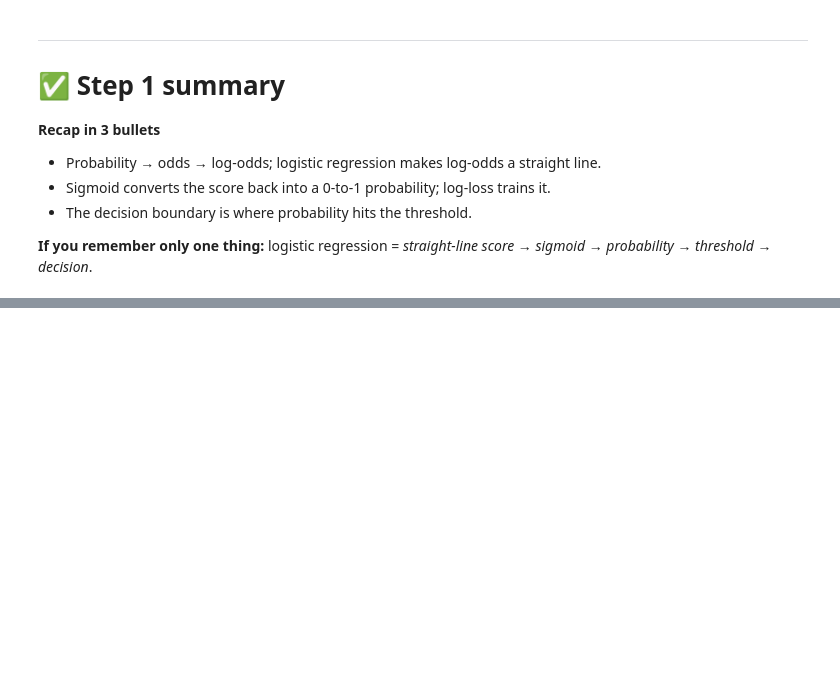
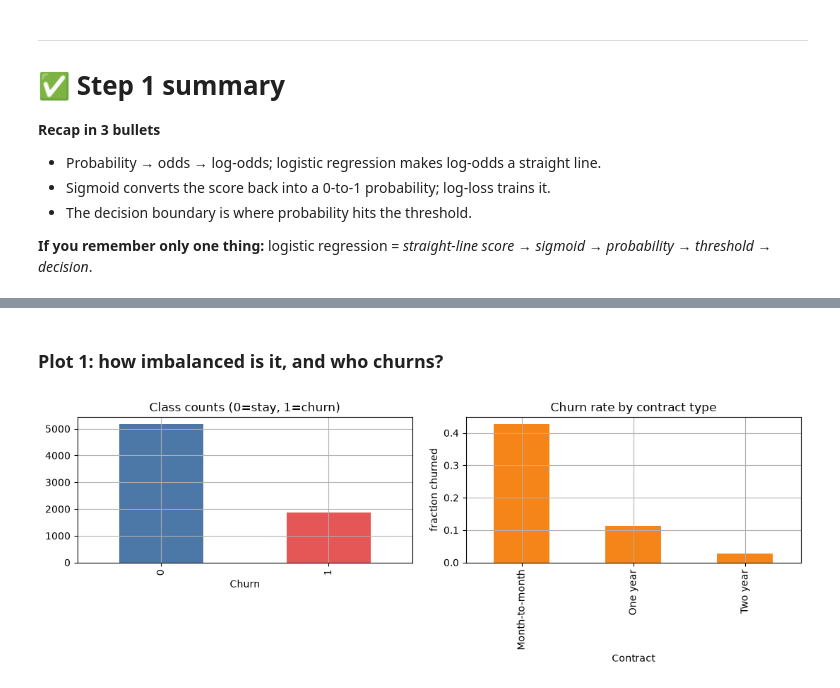
Before and after one commit to Arnav-Shrivastava/logistic-regression-zero-to-one, a Jupyter notebook: logistic_regression_zero_to_one.ipynb, the cells around one changed output, grey strips where cells are left out. Saved outputs shown, nothing was run; the diff lists cells and outputs as text; code cells hidden in the pictures; blank space fills up the shorter version.

```diff
--- a/logistic_regression_zero_to_one.ipynb
+++ b/logistic_regression_zero_to_one.ipynb
@@ -468,0 +490,15 @@ Set z = 0: 2 − x₁ = 0 → **x₁ = 2**.
+# %%
+import os, pandas as pd
+from sklearn.datasets import make_classification
+URL = "https://raw.githubusercontent.com/IBM/telco-customer-churn-on-icp4d/master/data/Telco-Customer-Churn.csv"
+os.makedirs("data", exist_ok=True)                     # folder for the cached copy
+try:
+    df = pd.read_csv("data/telco.csv") if os.path.exists("data/telco.csv") else pd.read_csv(URL)
+    df.to_csv("data/telco.csv", index=False)           # cache it for next time
+    SYNTHETIC = False
+except Exception as e:                                 # no internet -> synthetic fallback
+    Xs, ys = make_classification(n_samples=7000, n_features=8, weights=[0.9, 0.1], random_state=42)
+    df = pd.DataFrame(Xs, columns=[f"f{i}" for i in range(8)]); df["Churn"] = np.where(ys == 1, "Yes", "No")
+    SYNTHETIC = True
+print("synthetic fallback used:", SYNTHETIC, "| shape:", df.shape)
+df.head(3)
@@ -468,0 +540,7 @@ Set z = 0: 2 − x₁ = 0 → **x₁ = 2**.
+# %%
+if not SYNTHETIC:
+    df["TotalCharges"] = pd.to_numeric(df["TotalCharges"], errors="coerce")  # text -> number; blanks -> NaN
+    df["TotalCharges"] = df["TotalCharges"].fillna(0)      # new customers have paid 0
+    df = df.drop(columns=["customerID"])                   # an ID is not a real feature
+df["Churn"] = (df["Churn"] == "Yes").astype(int)           # target: Yes -> 1, No -> 0
+print(df["Churn"].value_counts(normalize=True).round(3))  # share of each class
@@ -468,0 +568,12 @@ Set z = 0: 2 − x₁ = 0 → **x₁ = 2**.
+# %% [markdown]
+### Plot 1: how imbalanced is it, and who churns?
+# %%
+if not SYNTHETIC:
+    fig, ax = plt.subplots(1, 2, figsize=(11, 4))                    # two plots side by side
+    df["Churn"].value_counts().plot.bar(ax=ax[0], color=["#4c78a8", "#e45756"])   # class counts
+    ax[0].set_title("Class counts (0=stay, 1=churn)")
+    df.groupby("Contract")["Churn"].mean().plot.bar(ax=ax[1], color="#f58518")   # churn rate by contract
+    ax[1].set_title("Churn rate by contract type"); ax[1].set_ylabel("fraction churned")
+    plt.tight_layout(); plt.show()
+# %% [output]
+[figure, added]
```
Also changed, not shown: parts of 41 cells of this notebook.
